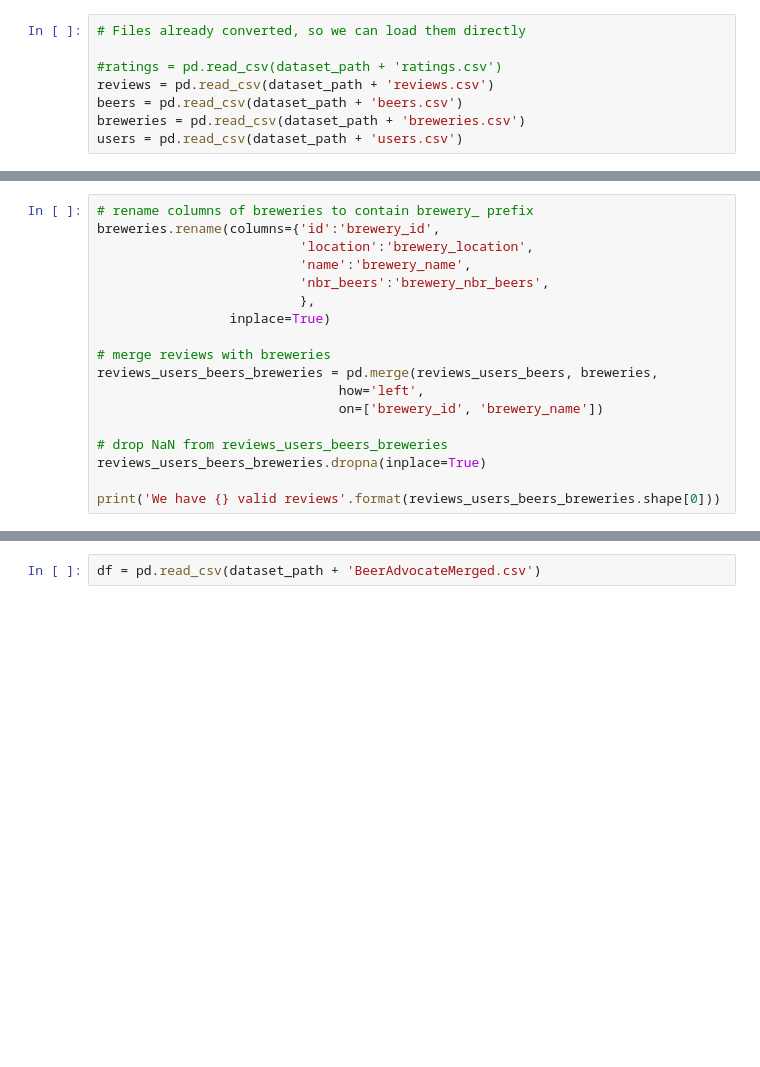
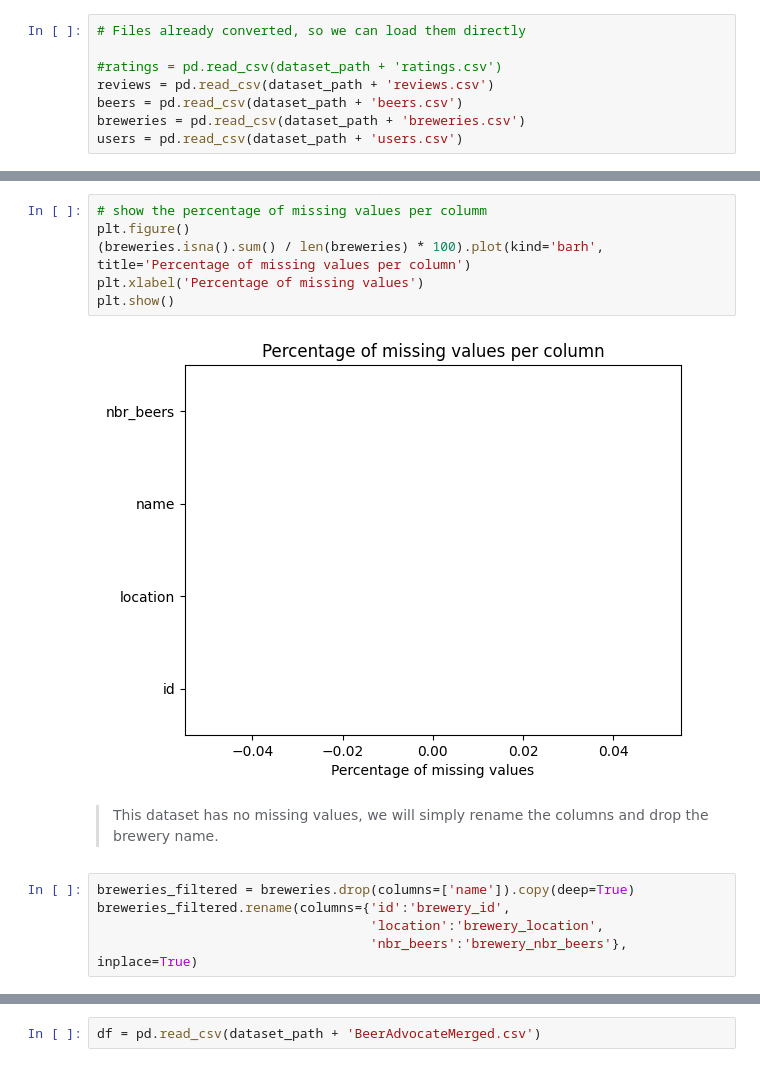
Before and after one commit to epfl-ada/ada-2023-project-beeradaventure46, a Jupyter notebook: Milestone_2.ipynb, the cells around one changed output, grey strips where cells are left out. Drawn from its saved outputs; the diff is of its cells as text; blank space fills up the shorter version.

```diff
--- a/Milestone_2.ipynb
+++ b/Milestone_2.ipynb
@@ -193,18 +80,0 @@ We have 2258373 valid reviews
-# %%
-# rename columns of breweries to contain brewery_ prefix
-breweries.rename(columns={'id':'brewery_id',
-                          'location':'brewery_location',
-                          'name':'brewery_name',
-                          'nbr_beers':'brewery_nbr_beers',
-                          },
-                 inplace=True)
-
-# merge reviews with breweries
-reviews_users_beers_breweries = pd.merge(reviews_users_beers, breweries,
-                               how='left',
-                               on=['brewery_id', 'brewery_name'])
-
-# drop NaN from reviews_users_beers_breweries
-reviews_users_beers_breweries.dropna(inplace=True)
-
-print('We have {} valid reviews'.format(reviews_users_beers_breweries.shape[0]))
@@ -215,0 +201,19 @@ We have 2174716 valid reviews
+# %%
+# show the percentage of missing values per columm
+plt.figure()
+(breweries.isna().sum() / len(breweries) * 100).plot(kind='barh', title='Percentage of missing values per column')
+plt.xlabel('Percentage of missing values')
+plt.show()
+# %% [output]
+[figure, added]
+# %% [markdown]
+<blockquote>
+
+This dataset has no missing values, we will simply rename the columns and drop the brewery name.
+
+</blockquote>
+# %%
+breweries_filtered = breweries.drop(columns=['name']).copy(deep=True)
+breweries_filtered.rename(columns={'id':'brewery_id',
+                                   'location':'brewery_location',
+                                   'nbr_beers':'brewery_nbr_beers'}, inplace=True)
```
Also changed, not shown: parts of 70 cells of this notebook.
